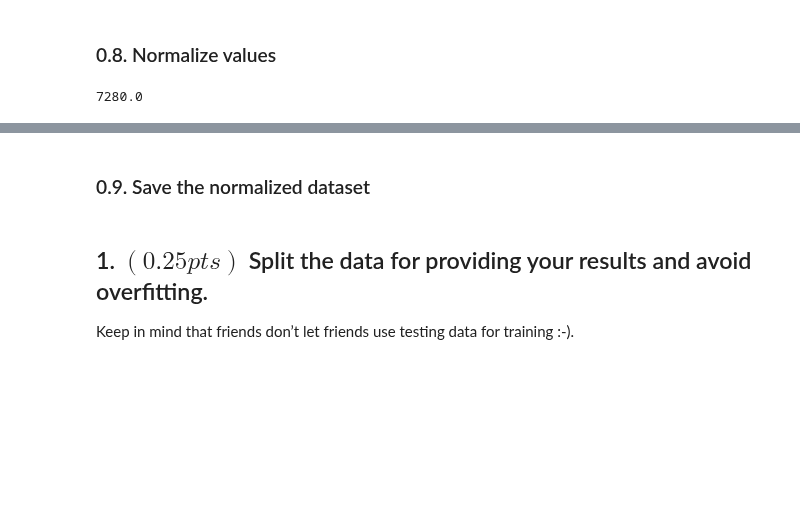
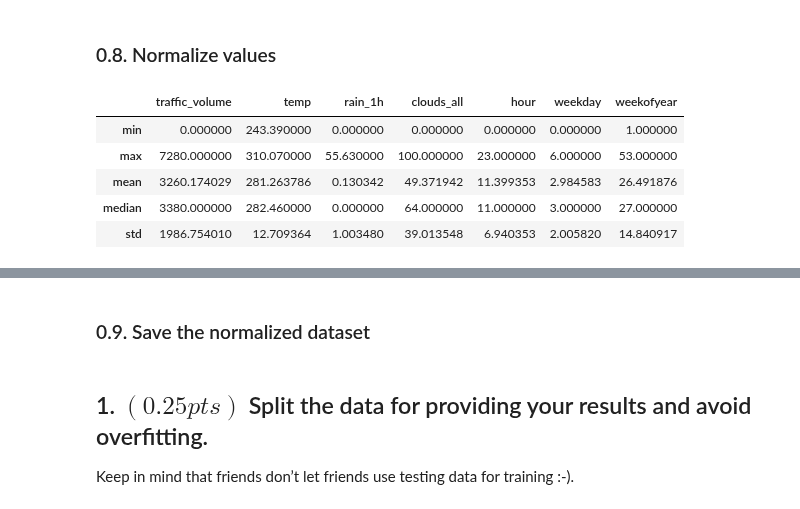
Before and after one commit to laurelkeys/machine-learning, a Jupyter notebook: assignment-1/Assignment1.ipynb, the cells around one changed output, grey strips where cells are left out. Cells and saved outputs as stored; diff of their text form; code cells hidden in the pictures; blank space fills up the shorter version.

```diff
--- a/assignment-1/Assignment1.ipynb
+++ b/assignment-1/Assignment1.ipynb
@@ -540,11 +534,10 @@ data[data["holiday"] == 1].shape # just checking to see if we still have 1409 ex
 # %% [markdown]
 ### 0.7. Split 'date_time' into 'weekday' and 'weekofyear'
 # %%
-# NOTE: we're only losing the year information from the original dataset, since we have hour', 'weekday' and 'weekofyear'
-#       thus, we don't need to use the 'date_time' column
-df = data.copy()
-df.insert(1, "weekday", pd.DatetimeIndex(data.index).weekday)
-df.insert(2, "weekofyear", pd.DatetimeIndex(data.index).weekofyear)
+# NOTE: by not using the 'date_time' column we're only losing the year information from the original dataset,
+#       since we have 'hour', 'weekday' and 'weekofyear'
+df.insert(1, "weekday", pd.DatetimeIndex(df.index).weekday)
+df.insert(2, "weekofyear", pd.DatetimeIndex(df.index).weekofyear)
 df.head()
 # %% [output]
 |  | hour | weekday | weekofyear | holiday | temp | rain_1h | clouds_all | traffic_volume | Clouds | ... |
@@ -558,7 +551,15 @@ df.head()
 ### 0.8. Normalize values
 # %%
 # NOTE: should we normalize 'traffic_volume', since it's our target?
-stats = data[["traffic_volume", "temp", "rain_1h", "clouds_all"]].agg(['min', 'max', 'mean', 'median'])
-stats
+attrs_to_normalize = ["traffic_volume", "temp", "rain_1h", "clouds_all", "hour", "weekday", "weekofyear"]
+def get_stats(dataframe, columns, operations=['min', 'max', 'mean', 'median', 'std']):
+    return dataframe[columns].agg(operations)
+
+get_stats(df, columns=attrs_to_normalize)
 # %% [output]
-7280.0
+|  | traffic_volume | temp | rain_1h | clouds_all | hour | weekday | weekofyear |
+| min | 0.000000 | 243.390000 | 0.000000 | 0.000000 | 0.000000 | 0.000000 | 1.000000 |
+| max | 7280.000000 | 310.070000 | 55.630000 | 100.000000 | 23.000000 | 6.000000 | 53.000000 |
+| mean | 3260.174029 | 281.263786 | 0.130342 | 49.371942 | 11.399353 | 2.984583 | 26.491876 |
+| median | 3380.000000 | 282.460000 | 0.000000 | 64.000000 | 11.000000 | 3.000000 | 27.000000 |
+| std | 1986.754010 | 12.709364 | 1.003480 | 39.013548 | 6.940353 | 2.005820 | 14.840917 |
```
Also changed, not shown: parts of 22 cells of this notebook.
